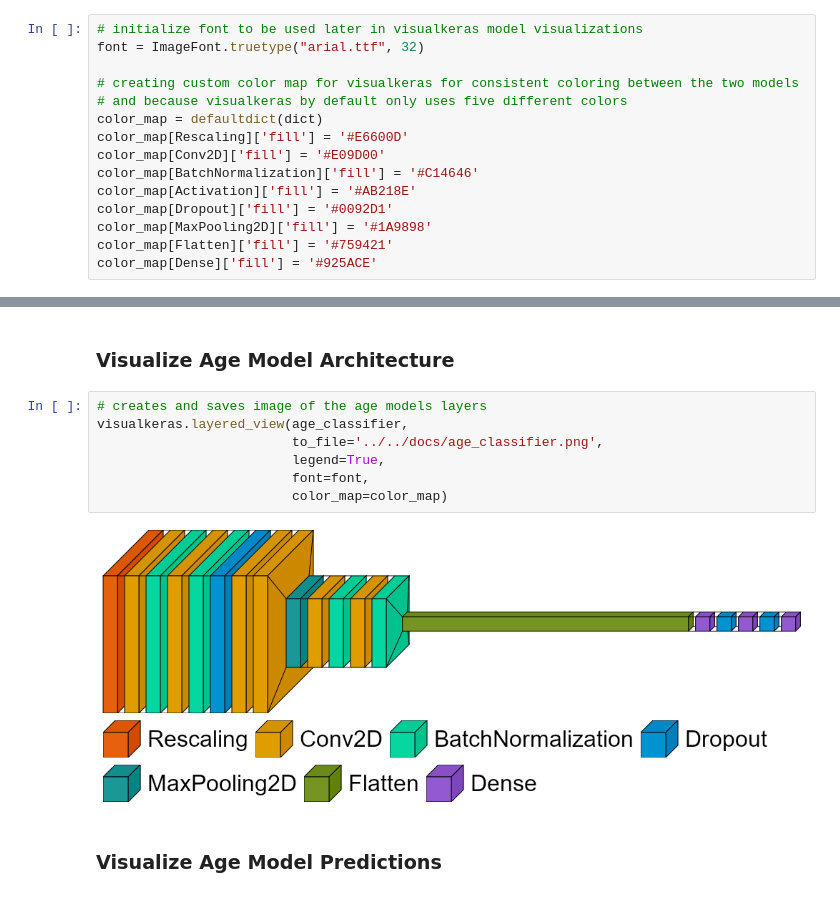
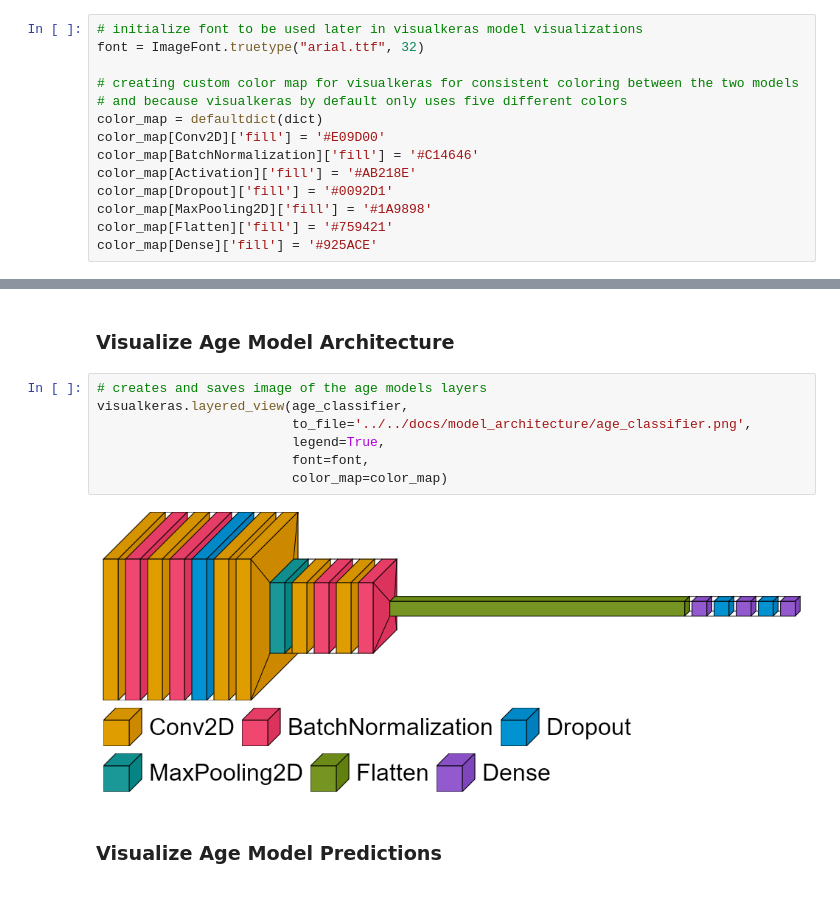
Before and after one commit to andre-anan-gilbert/Real-time-Facial-Age-and-Emotion-Recognition, a Jupyter notebook: src/notebooks/visualization.ipynb, the cells around one changed output, grey strips where cells are left out. Saved outputs shown, nothing was run; the diff lists cells and outputs as text.

Commit message:
adjusted preprocessing in visualization Notebook

```diff
--- a/src/notebooks/visualization.ipynb
+++ b/src/notebooks/visualization.ipynb
@@ -32,7 +32,6 @@ font = ImageFont.truetype("arial.ttf", 32)
 # creating custom color map for visualkeras for consistent coloring between the two models
 # and because visualkeras by default only uses five different colors
 color_map = defaultdict(dict)
-color_map[Rescaling]['fill'] = '#E6600D'
 color_map[Conv2D]['fill'] = '#E09D00'
 color_map[BatchNormalization]['fill'] = '#C14646'
 color_map[Activation]['fill'] = '#AB218E'
@@ -212,12 +218,12 @@ age_explainer = shap.DeepExplainer(age_classifier, background_a)
 # %%
 # creates and saves image of the age models layers
 visualkeras.layered_view(age_classifier,
-                         to_file='../../docs/age_classifier.png',
+                         to_file='../../docs/model_architecture/age_classifier.png',
                          legend=True,
                          font=font,
                          color_map=color_map)
 # %% [output]
-[figure, old version]
+[figure, new version]
 # %% [markdown]
 ### Visualize Age Model Predictions
 # %%
```
Also changed, not shown: parts of 6 cells of this notebook.
